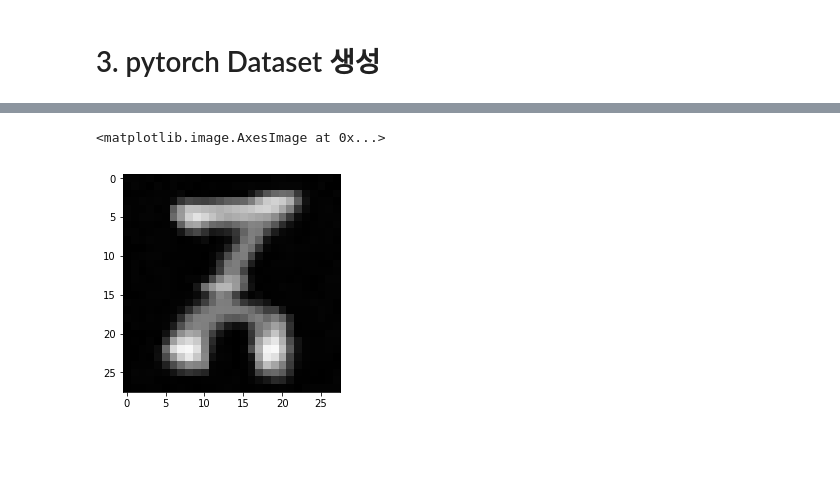
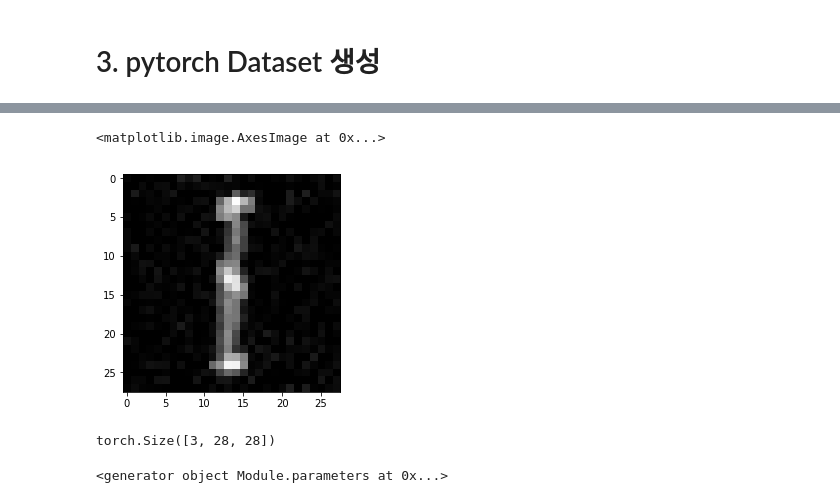
Before and after one commit to JerryKwon/EMNST_DACON, a Jupyter notebook: ipynb_notebooks/Dacon_mnist.ipynb, the cells around one changed output, grey strips where cells are left out. Saved outputs shown, nothing was run; the diff lists cells and outputs as text; code cells hidden in the pictures; blank space fills up the shorter version.

```diff
--- a/ipynb_notebooks/Dacon_mnist.ipynb
+++ b/ipynb_notebooks/Dacon_mnist.ipynb
@@ -41,3 +58,9 @@ df_train.head()
+# %%
+unq_letters = df_train.letter.value_counts().sort_index().index
+idx_letter_dict = { idx:letter for idx, letter in enumerate(unq_letters) }
+letter_idx_dict = { letter:idx for idx, letter in idx_letter_dict.items() }
+# %%
+df_train.loc[:,"letter"] = df_train.letter.apply(lambda x:letter_idx_dict[x])
 # %%
 fig, axes = plt.subplots(figsize=[8,16],nrows=1,ncols=2)
 
@@ -136,7 +159,7 @@ class Emnst_Dataset(Dataset):
         self.img_width = img_width
         self.transform = transform
 
-    def __length__(self):
+    def __len__(self):
         return len(self.csv)
 
     def __getitem__(self, index):
@@ -148,9 +171,10 @@ class Emnst_Dataset(Dataset):
         img = np.repeat(img,3,2)
 
         if self.transform is not None:
-            img = self.transform(image=img)["image"].permute(1,2,0)
+            img = self.transform(image=img)["image"]
 
         digit = self.digits[index]
         letter = self.letters[index]
 
-        return img, np.array([digit,letter])
+#         return img, np.array([digit,letter])
+        return img, np.array([torch.tensor(digit,dtype=torch.long), torch.tensor(letter,dtype=torch.long)])
@@ -221,5 +319,25 @@ img = np.repeat(img,3,2)
+# %%
+from torch.utils.data import Dataset, DataLoader
+
+target_fold = 2.0
+trn_idx = df_train.loc[df_train.fold==target_fold].index
+val_idx = df_train.loc[df_train.fold!=target_fold].index
+
+trn_dataset = Emnst_Dataset(csv=df_train.loc[trn_idx],
+                                           img_height=28,
+                                           img_width=28,
+                                           transform=train_transforms)
+
+val_dataset = Emnst_Dataset(csv=df_train.loc[val_idx],
+                                           img_height=28,
+                                           img_width=28,
+                                           transform=valid_transforms)
 # %%
-plt.imshow(train_transforms(image=img)["image"].permute(1,2,0),cmap="gray")
+plt.imshow(trn_dataset[0][0].permute(1,2,0),cmap="gray")
 # %% [output]
 <matplotlib.image.AxesImage at 0x...>
-[figure, old version]
+[figure, new version]
+# %%
+trn_dataset[0][0].shape
+# %% [output]
+torch.Size([3, 28, 28])
@@ -225,0 +354,4 @@ plt.imshow(train_transforms(image=img)["image"].permute(1,2,0),cmap="gray")
+# %%
+model.parameters()
+# %% [output]
+<generator object Module.parameters at 0x...>
```
Also changed, not shown: parts of 28 cells of this notebook, 1 other file.
